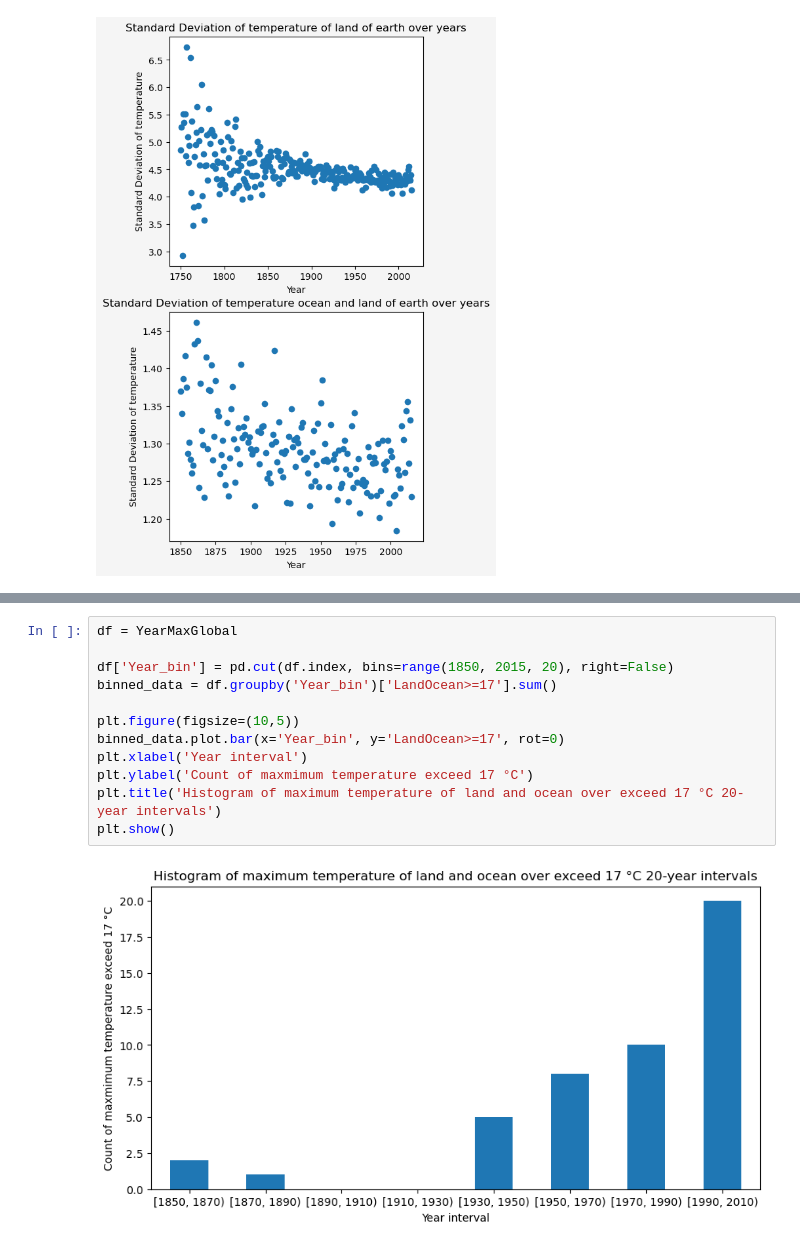
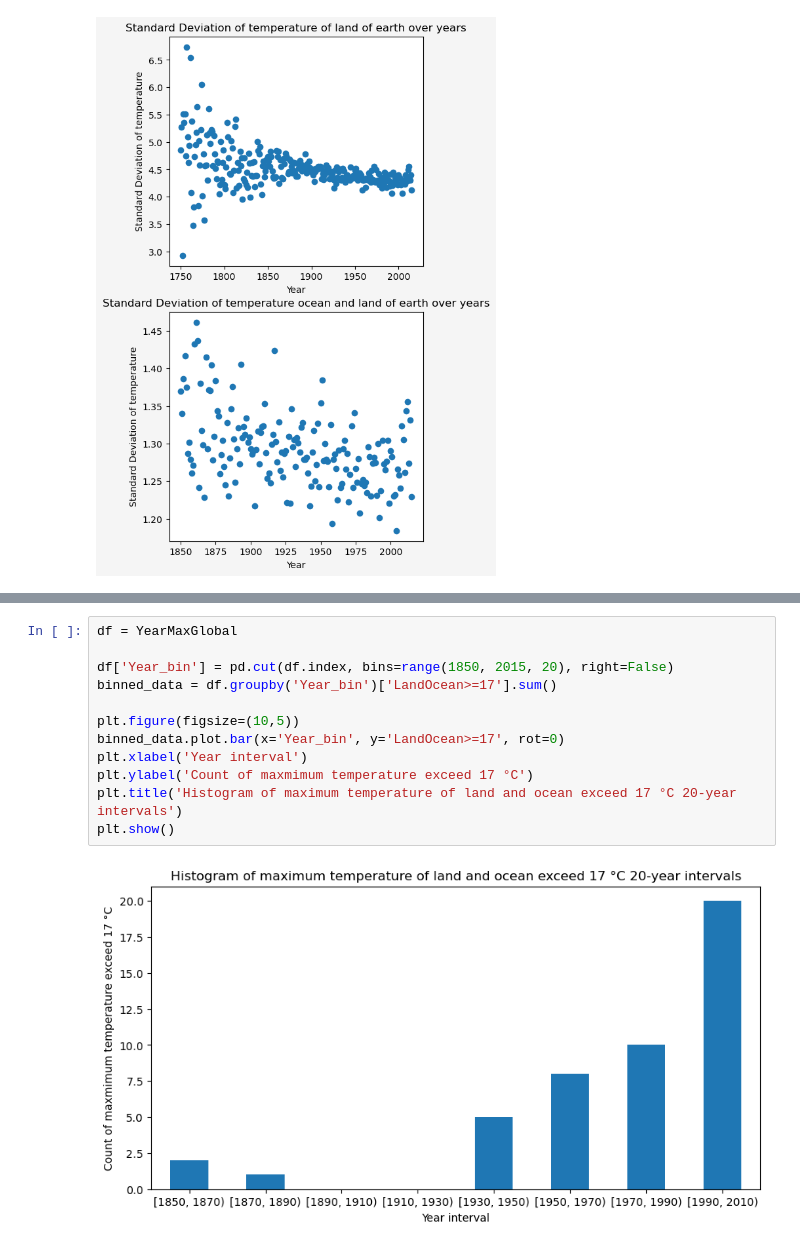
Before and after one commit to XinyangNick/ECO225-Project-1, a Jupyter notebook: Project One Xinyang.ipynb, the cells around one changed output, grey strips where cells are left out. Drawn from its saved outputs; the diff is of its cells as text.

```diff
--- a/Project One Xinyang.ipynb
+++ b/Project One Xinyang.ipynb
@@ -725,14 +725,14 @@ plt.show()
 # %%
 df = YearMaxGlobal
 
 df['Year_bin'] = pd.cut(df.index, bins=range(1850, 2015, 20), right=False)
 binned_data = df.groupby('Year_bin')['LandOcean>=17'].sum()
 
 plt.figure(figsize=(10,5))
 binned_data.plot.bar(x='Year_bin', y='LandOcean>=17', rot=0)
 plt.xlabel('Year interval')
 plt.ylabel('Count of maxmimum temperature exceed 17 °C')
-plt.title('Histogram of maximum temperature of land and ocean over exceed 17 °C 20-year intervals')
+plt.title('Histogram of maximum temperature of land and ocean exceed 17 °C 20-year intervals')
 plt.show()
 # %% [output]
-[figure, old version]
+[figure, new version]
```
Also changed, not shown: parts of 11 cells of this notebook.
